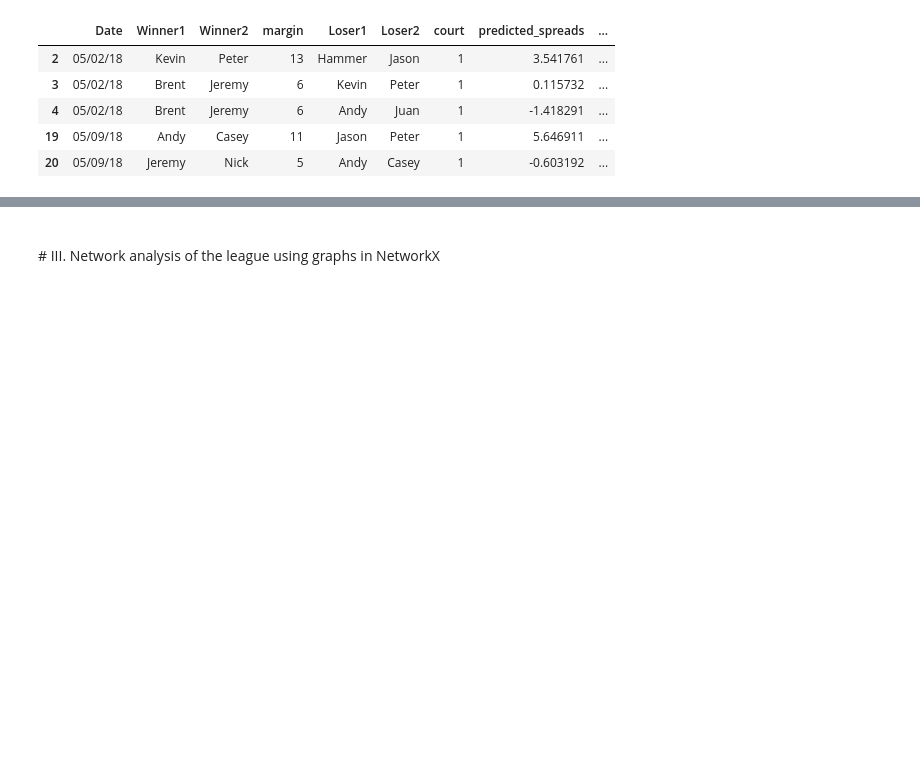
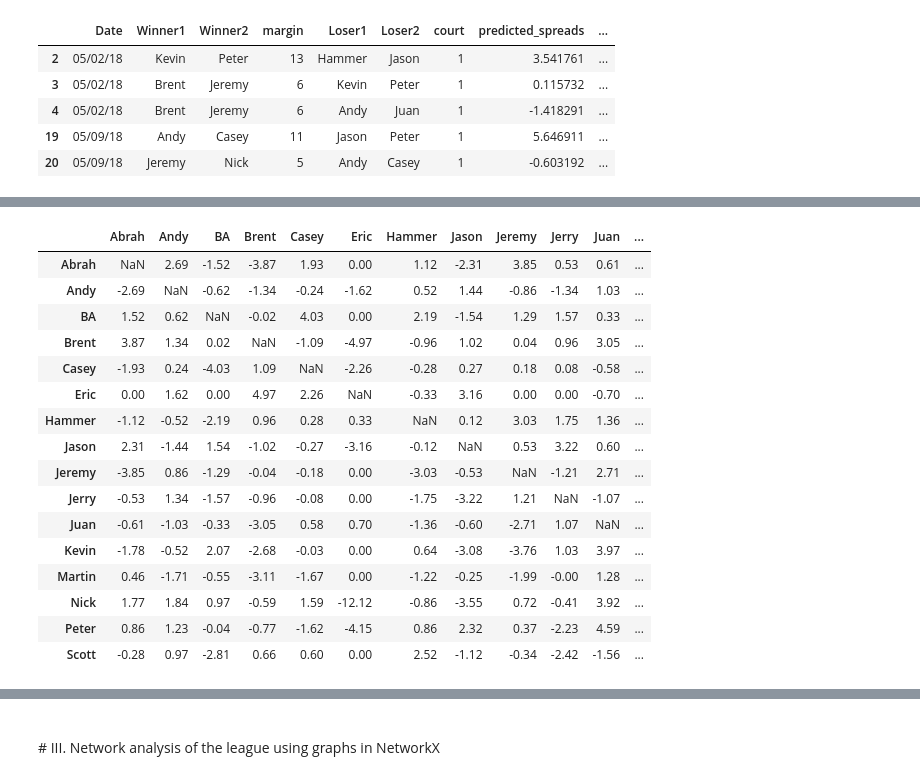
Before and after one commit to VolleyData/mens-net-league, a Jupyter notebook: notebooks/mens-net-league.ipynb, the cells around one changed output, grey strips where cells are left out. Saved outputs shown, nothing was run; the diff lists cells and outputs as text; code cells hidden in the pictures; blank space fills up the shorter version.

```diff
--- a/notebooks/mens-net-league.ipynb
+++ b/notebooks/mens-net-league.ipynb
@@ -294,0 +353,20 @@ vb18.head()
+# %%
+pvp_dominance_grid
+# %% [output]
+|  | Abrah | Andy | BA | Brent | Casey | Eric | Hammer | Jason | Jeremy | Jerry | Juan | ... |
+| Abrah | NaN | 2.69 | -1.52 | -3.87 | 1.93 | 0.00 | 1.12 | -2.31 | 3.85 | 0.53 | 0.61 | ... |
+| Andy | -2.69 | NaN | -0.62 | -1.34 | -0.24 | -1.62 | 0.52 | 1.44 | -0.86 | -1.34 | 1.03 | ... |
+| BA | 1.52 | 0.62 | NaN | -0.02 | 4.03 | 0.00 | 2.19 | -1.54 | 1.29 | 1.57 | 0.33 | ... |
+| Brent | 3.87 | 1.34 | 0.02 | NaN | -1.09 | -4.97 | -0.96 | 1.02 | 0.04 | 0.96 | 3.05 | ... |
+| Casey | -1.93 | 0.24 | -4.03 | 1.09 | NaN | -2.26 | -0.28 | 0.27 | 0.18 | 0.08 | -0.58 | ... |
+| Eric | 0.00 | 1.62 | 0.00 | 4.97 | 2.26 | NaN | -0.33 | 3.16 | 0.00 | 0.00 | -0.70 | ... |
+| Hammer | -1.12 | -0.52 | -2.19 | 0.96 | 0.28 | 0.33 | NaN | 0.12 | 3.03 | 1.75 | 1.36 | ... |
+| Jason | 2.31 | -1.44 | 1.54 | -1.02 | -0.27 | -3.16 | -0.12 | NaN | 0.53 | 3.22 | 0.60 | ... |
+| Jeremy | -3.85 | 0.86 | -1.29 | -0.04 | -0.18 | 0.00 | -3.03 | -0.53 | NaN | -1.21 | 2.71 | ... |
+| Jerry | -0.53 | 1.34 | -1.57 | -0.96 | -0.08 | 0.00 | -1.75 | -3.22 | 1.21 | NaN | -1.07 | ... |
+| Juan | -0.61 | -1.03 | -0.33 | -3.05 | 0.58 | 0.70 | -1.36 | -0.60 | -2.71 | 1.07 | NaN | ... |
+| Kevin | -1.78 | -0.52 | 2.07 | -2.68 | -0.03 | 0.00 | 0.64 | -3.08 | -3.76 | 1.03 | 3.97 | ... |
+| Martin | 0.46 | -1.71 | -0.55 | -3.11 | -1.67 | 0.00 | -1.22 | -0.25 | -1.99 | -0.00 | 1.28 | ... |
+| Nick | 1.77 | 1.84 | 0.97 | -0.59 | 1.59 | -12.12 | -0.86 | -3.55 | 0.72 | -0.41 | 3.92 | ... |
+| Peter | 0.86 | 1.23 | -0.04 | -0.77 | -1.62 | -4.15 | 0.86 | 2.32 | 0.37 | -2.23 | 4.59 | ... |
+| Scott | -0.28 | 0.97 | -2.81 | 0.66 | 0.60 | 0.00 | 2.52 | -1.12 | -0.34 | -2.42 | -1.56 | ... |
```
Also changed, not shown: parts of 23 cells of this notebook, 1 other file.
